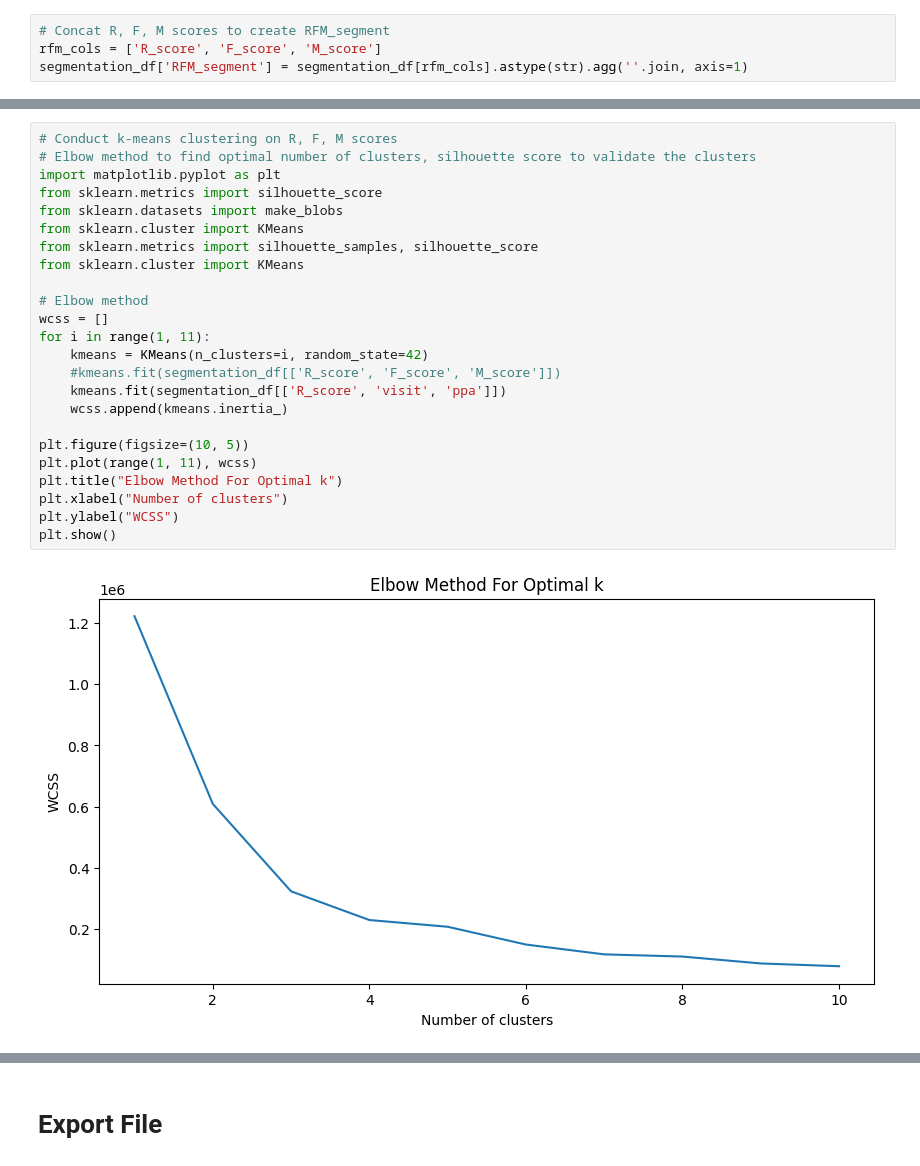
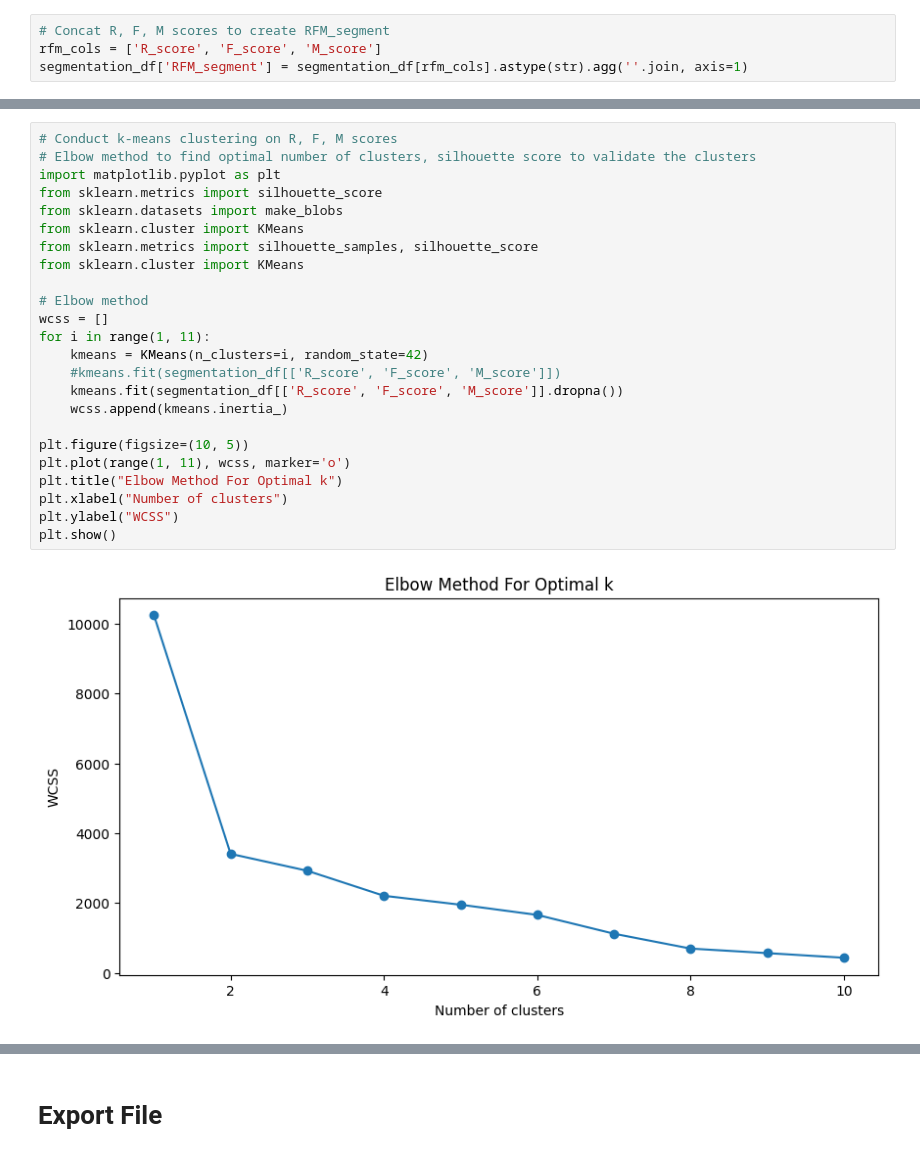
Before and after one commit to Truong2003-tqd/Highlands-Customer-Analysis, a Jupyter notebook: Preprocessing Notebook/preprocessing.ipynb, the cells around one changed output, grey strips where cells are left out. Drawn from its saved outputs; the diff is of its cells as text.

```diff
--- a/Preprocessing Notebook/preprocessing.ipynb
+++ b/Preprocessing Notebook/preprocessing.ipynb
@@ -2267,26 +2267,26 @@ Name: count, dtype: int64
 # %%
 # Conduct k-means clustering on R, F, M scores
 # Elbow method to find optimal number of clusters, silhouette score to validate the clusters
 import matplotlib.pyplot as plt
 from sklearn.metrics import silhouette_score
 from sklearn.datasets import make_blobs
 from sklearn.cluster import KMeans
 from sklearn.metrics import silhouette_samples, silhouette_score
 from sklearn.cluster import KMeans
 
 # Elbow method
 wcss = []
 for i in range(1, 11):
     kmeans = KMeans(n_clusters=i, random_state=42)
     #kmeans.fit(segmentation_df[['R_score', 'F_score', 'M_score']])
-    kmeans.fit(segmentation_df[['R_score', 'visit', 'ppa']])
+    kmeans.fit(segmentation_df[['R_score', 'F_score', 'M_score']].dropna())
     wcss.append(kmeans.inertia_)
 
 plt.figure(figsize=(10, 5))
-plt.plot(range(1, 11), wcss)
+plt.plot(range(1, 11), wcss, marker='o')
 plt.title("Elbow Method For Optimal k")
 plt.xlabel("Number of clusters")
 plt.ylabel("WCSS")
 plt.show()
 # %% [output]
-[figure, old version]
+[figure, new version]
```
Also changed, not shown: parts of 10 cells of this notebook, 8 other files.
